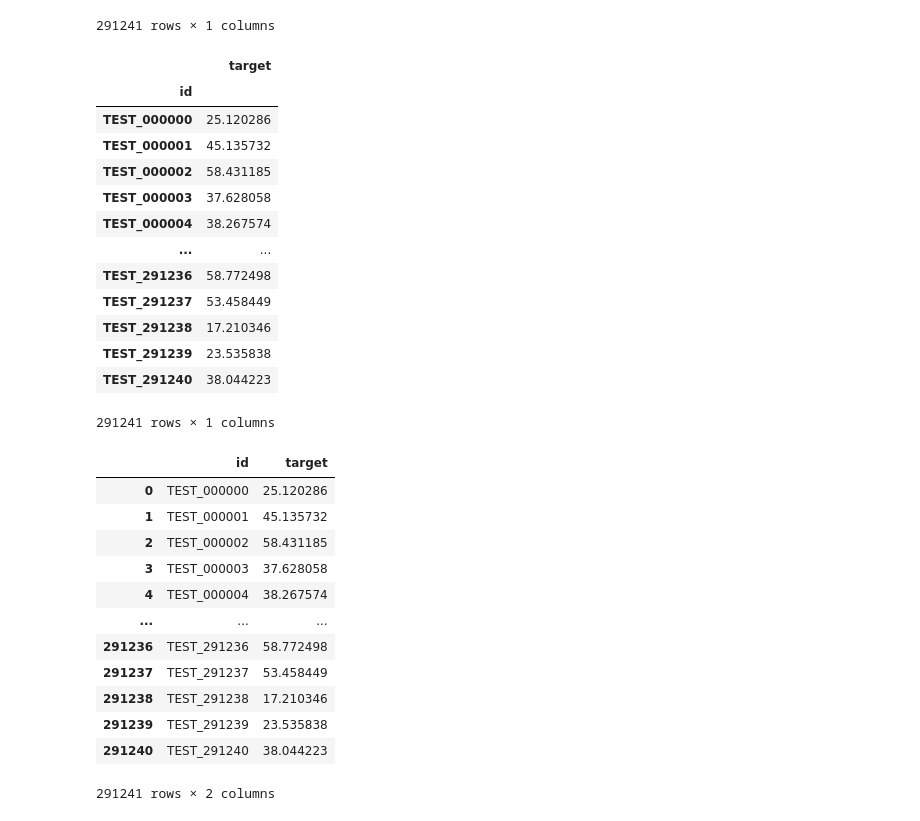
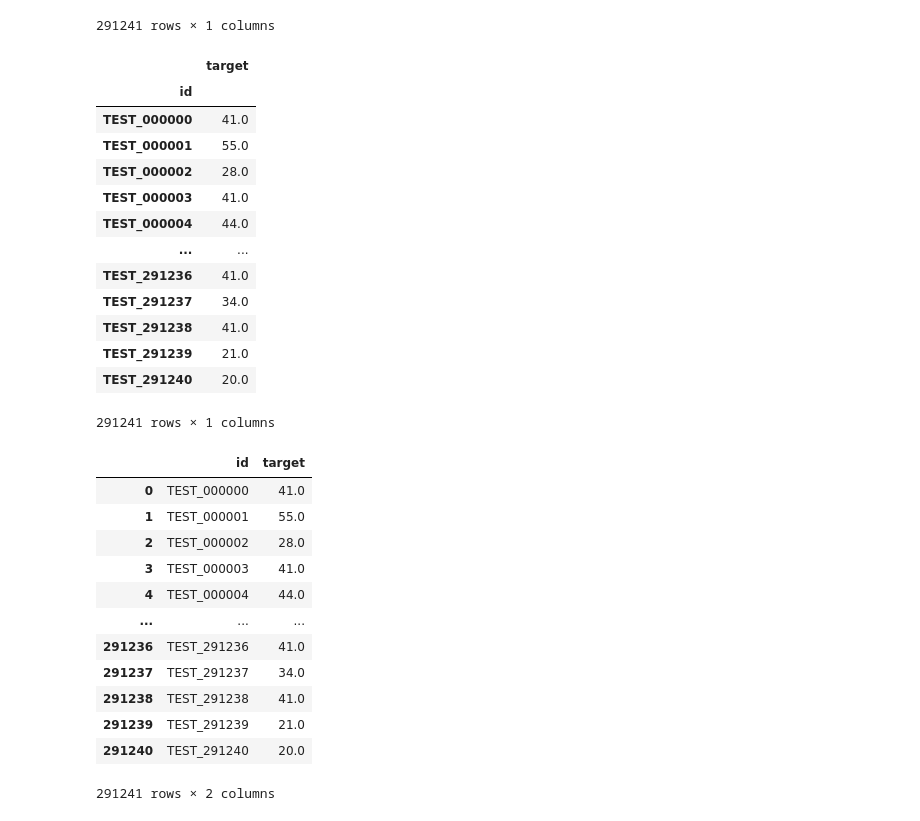
Before and after one commit to meji9086/Likelion, a Jupyter notebook: traffic_predict_in_Jeju.ipynb, the cells around one changed output. Cells and saved outputs as stored; diff of their text form; code cells hidden in the pictures.

```diff
--- a/traffic_predict_in_Jeju.ipynb
+++ b/traffic_predict_in_Jeju.ipynb
@@ -431,4 +598,4 @@ print('Ran 예측 정확도 : {:.4f}'.format(gscv.best_score_))
 # %%
-model_best = lgb.LGBMClassifier()
+model_best = lgb.LGBMClassifier(learning_rate=0.05, max_depth=5, min_child_samples=5, num_leaves=20)
 model_best
 # %% [output]
@@ -450,2 +606,2 @@ pd.DataFrame(cross_validate(model_best, X_train, y_train, cv=5))
 # %%
-mdel_best.fit(X_train, y_train)
+model_best.fit(X_train, y_train)
@@ -452,3 +611,3 @@ mdel_best.fit(X_train, y_train)
 # %%
-pred = model_best.predict(X_test)
-pred[:5]
+y_predict = model_best.predict(X_test)
+y_predict[:5]
@@ -457,5 +618,5 @@ pred[:5]
 # %%
-submission = pd.read_csv("제주도 교통량 예측/sample_submission.csv", index_col='id')
+submission = pd.read_csv("sample_submission.csv", index_col='id')
 submission
 # %% [output]
 |  | target |
@@ -473,21 +634,21 @@ submission
 | TEST_291240 | 0 |
 291241 rows × 1 columns
 # %%
-submission['target'] = pred
+submission['target'] = y_predict
 submission
 # %% [output]
 |  | target |
 | id |  |
-| TEST_000000 | 25.120286 |
-| TEST_000001 | 45.135732 |
-| TEST_000002 | 58.431185 |
-| TEST_000003 | 37.628058 |
-| TEST_000004 | 38.267574 |
+| TEST_000000 | 41.0 |
+| TEST_000001 | 55.0 |
+| TEST_000002 | 28.0 |
+| TEST_000003 | 41.0 |
+| TEST_000004 | 44.0 |
 | ... | ... |
-| TEST_291236 | 58.772498 |
-| TEST_291237 | 53.458449 |
-| TEST_291238 | 17.210346 |
-| TEST_291239 | 23.535838 |
-| TEST_291240 | 38.044223 |
+| TEST_291236 | 41.0 |
+| TEST_291237 | 34.0 |
+| TEST_291238 | 41.0 |
+| TEST_291239 | 21.0 |
+| TEST_291240 | 20.0 |
 291241 rows × 1 columns
 # %%
@@ -495,16 +656,16 @@ submission.to_csv("제주도 교통량 예측/lgbm.csv")
 # %%
-pd.read_csv("제주도 교통량 예측/lgbm.csv")
+pd.read_csv("lgbm_propre.csv")
 # %% [output]
 |  | id | target |
-| 0 | TEST_000000 | 25.120286 |
-| 1 | TEST_000001 | 45.135732 |
-| 2 | TEST_000002 | 58.431185 |
-| 3 | TEST_000003 | 37.628058 |
-| 4 | TEST_000004 | 38.267574 |
+| 0 | TEST_000000 | 41.0 |
+| 1 | TEST_000001 | 55.0 |
+| 2 | TEST_000002 | 28.0 |
+| 3 | TEST_000003 | 41.0 |
+| 4 | TEST_000004 | 44.0 |
 | ... | ... | ... |
-| 291236 | TEST_291236 | 58.772498 |
-| 291237 | TEST_291237 | 53.458449 |
-| 291238 | TEST_291238 | 17.210346 |
-| 291239 | TEST_291239 | 23.535838 |
-| 291240 | TEST_291240 | 38.044223 |
+| 291236 | TEST_291236 | 41.0 |
+| 291237 | TEST_291237 | 34.0 |
+| 291238 | TEST_291238 | 41.0 |
+| 291239 | TEST_291239 | 21.0 |
+| 291240 | TEST_291240 | 20.0 |
 291241 rows × 2 columns
```
Also changed, not shown: parts of 54 cells of this notebook, 1 other file.
